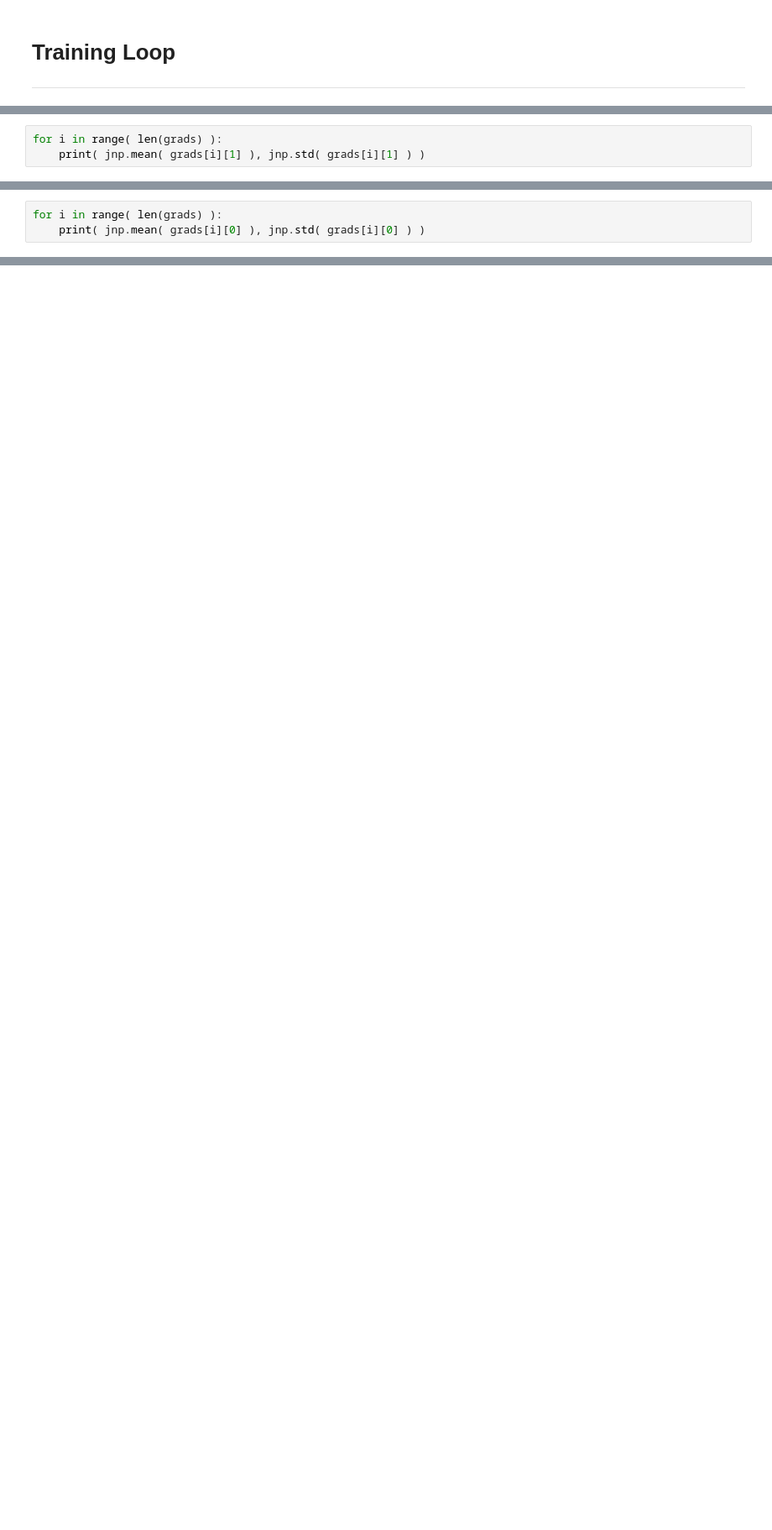
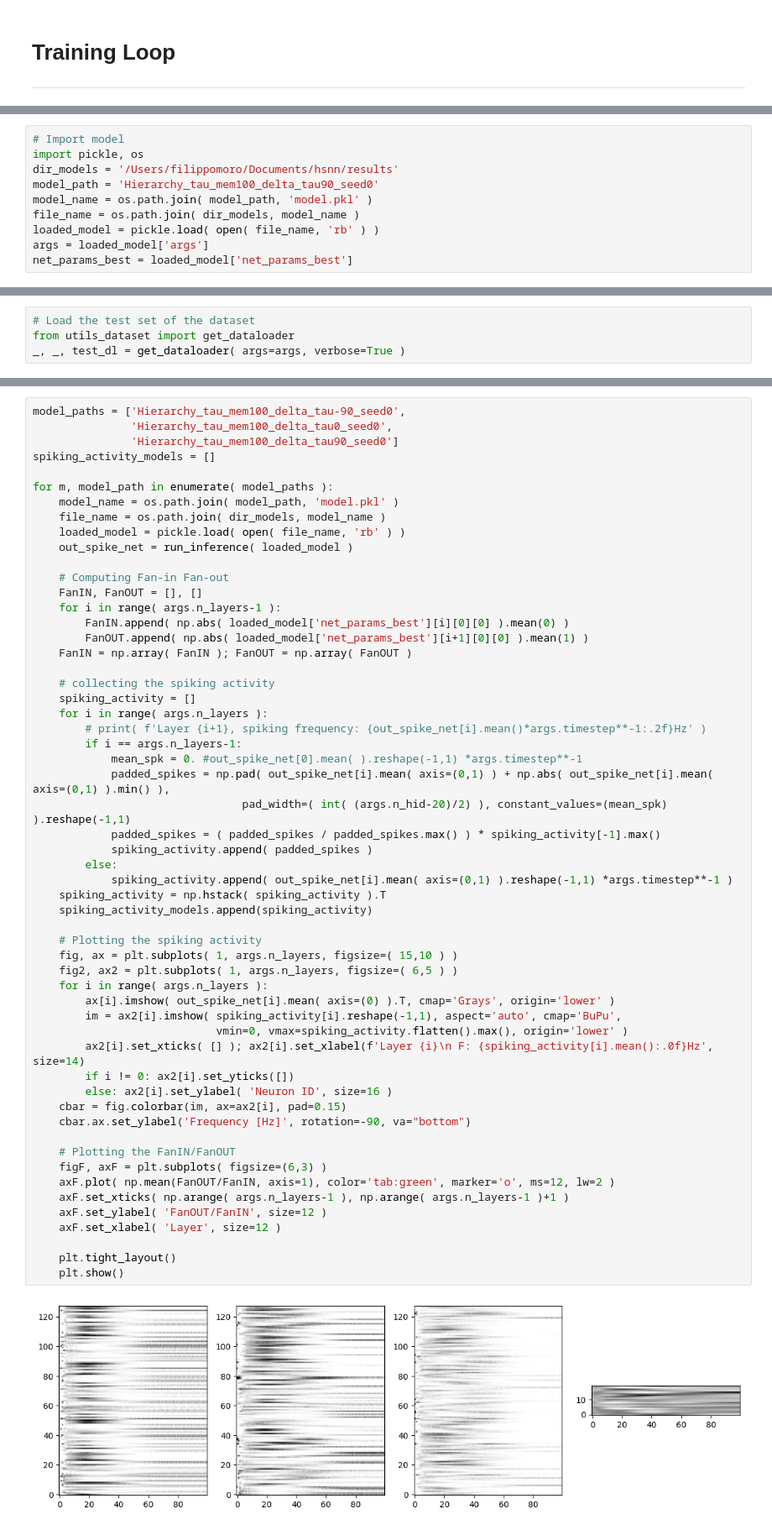
Before and after one commit to EIS-Hub/hSNN, a Jupyter notebook: snn_hierarchy_shd.ipynb, the cells around one changed output, grey strips where cells are left out. Shown at 84% size. Cells and saved outputs as stored; diff of their text form; blank space fills up the shorter version.

```diff
--- a/snn_hierarchy_shd.ipynb
+++ b/snn_hierarchy_shd.ipynb
@@ -920,3 +95,0 @@ for i in range( len(grads) ):
-# %%
-for i in range( len(grads) ):
-    print( jnp.mean( grads[i][1] ), jnp.std( grads[i][1] ) )
@@ -1393,3 +154,0 @@ Array([ 8.276392  ,  8.938479  ,  4.4812484 ,  7.7184925 ,  4.021052  ,
-# %%
-for i in range( len(grads) ):
-    print( jnp.mean( grads[i][0] ), jnp.std( grads[i][0] ) )
@@ -1411,0 +159,10 @@ Array([-3.662955  , -1.3030419 ,  1.0605583 , -1.0207307 ,  0.713179  ,
+# %%
+# Import model
+import pickle, os
+dir_models = '/Users/filippomoro/Documents/hsnn/results'
+model_path = 'Hierarchy_tau_mem100_delta_tau90_seed0'
+model_name = os.path.join( model_path, 'model.pkl' )
+file_name = os.path.join( dir_models, model_name )
+loaded_model = pickle.load( open( file_name, 'rb' ) )
+args = loaded_model['args']
+net_params_best = loaded_model['net_params_best']
@@ -1411,0 +173,4 @@ Array([-3.662955  , -1.3030419 ,  1.0605583 , -1.0207307 ,  0.713179  ,
+# %%
+# Load the test set of the dataset
+from utils_dataset import get_dataloader
+_, _, test_dl = get_dataloader( args=args, verbose=True )
@@ -1411,0 +300,58 @@ Array([-3.662955  , -1.3030419 ,  1.0605583 , -1.0207307 ,  0.713179  ,
+# %%
+model_paths = ['Hierarchy_tau_mem100_delta_tau-90_seed0',
+               'Hierarchy_tau_mem100_delta_tau0_seed0',
+               'Hierarchy_tau_mem100_delta_tau90_seed0']
+spiking_activity_models = []
+
+for m, model_path in enumerate( model_paths ):
+    model_name = os.path.join( model_path, 'model.pkl' )
+    file_name = os.path.join( dir_models, model_name )
+    loaded_model = pickle.load( open( file_name, 'rb' ) )
+    out_spike_net = run_inference( loaded_model )
+
+    # Computing Fan-in Fan-out
+    FanIN, FanOUT = [], []
+    for i in range( args.n_layers-1 ):
+        FanIN.append( np.abs( loaded_model['net_params_best'][i][0][0] ).mean(0) )
+        FanOUT.append( np.abs( loaded_model['net_params_best'][i+1][0][0] ).mean(1) )
+    FanIN = np.array( FanIN ); FanOUT = np.array( FanOUT )
+
+    # collecting the spiking activity
+    spiking_activity = []
+    for i in range( args.n_layers ):
+        # print( f'Layer {i+1}, spiking frequency: {out_spike_net[i].mean()*args.timestep**-1:.2f}Hz' )
+        if i == args.n_layers-1:
+            mean_spk = 0. #out_spike_net[0].mean( ).reshape(-1,1) *args.timestep**-1
+            padded_spikes = np.pad( out_spike_net[i].mean( axis=(0,1) ) + np.abs( out_spike_net[i].mean( axis=(0,1) ).min() ),
+                                pad_width=( int( (args.n_hid-20)/2) ), constant_values=(mean_spk) ).reshape(-1,1)
+            padded_spikes = ( padded_spikes / padded_spikes.max() ) * spiking_activity[-1].max()
+            spiking_activity.append( padded_spikes )
+        else:
+            spiking_activity.append( out_spike_net[i].mean( axis=(0,1) ).reshape(-1,1) *args.timestep**-1 )
+    spiking_activity = np.hstack( spiking_activity ).T
+    spiking_activity_models.append(spiking_activity)
+
+    # Plotting the spiking activity
+    fig, ax = plt.subplots( 1, args.n_layers, figsize=( 15,10 ) )
+    fig2, ax2 = plt.subplots( 1, args.n_layers, figsize=( 6,5 ) )
+    for i in range( args.n_layers ):
+        ax[i].imshow( out_spike_net[i].mean( axis=(0) ).T, cmap='Grays', origin='lower' )
+        im = ax2[i].imshow( spiking_activity[i].reshape(-1,1), aspect='auto', cmap='BuPu',
+                            vmin=0, vmax=spiking_activity.flatten().max(), origin='lower' )
+        ax2[i].set_xticks( [] ); ax2[i].set_xlabel(f'Layer {i}\n F: {spiking_activity[i].mean():.0f}Hz', size=14)
+        if i != 0: ax2[i].set_yticks([])
+        else: ax2[i].set_ylabel( 'Neuron ID', size=16 )
+    cbar = fig.colorbar(im, ax=ax2[i], pad=0.15)
+    cbar.ax.set_ylabel('Frequency [Hz]', rotation=-90, va="bottom")
+
+    # Plotting the FanIN/FanOUT
+    figF, axF = plt.subplots( figsize=(6,3) )
+    axF.plot( np.mean(FanOUT/FanIN, axis=1), color='tab:green', marker='o', ms=12, lw=2 )
+    axF.set_xticks( np.arange( args.n_layers-1 ), np.arange( args.n_layers-1 )+1 )
+    axF.set_ylabel( 'FanOUT/FanIN', size=12 )
+    axF.set_xlabel( 'Layer', size=12 )
+
+    plt.tight_layout()
+    plt.show()
+# %% [output]
+[figure, added]
```
Also changed, not shown: parts of 64 cells of this notebook, 5 other files.
